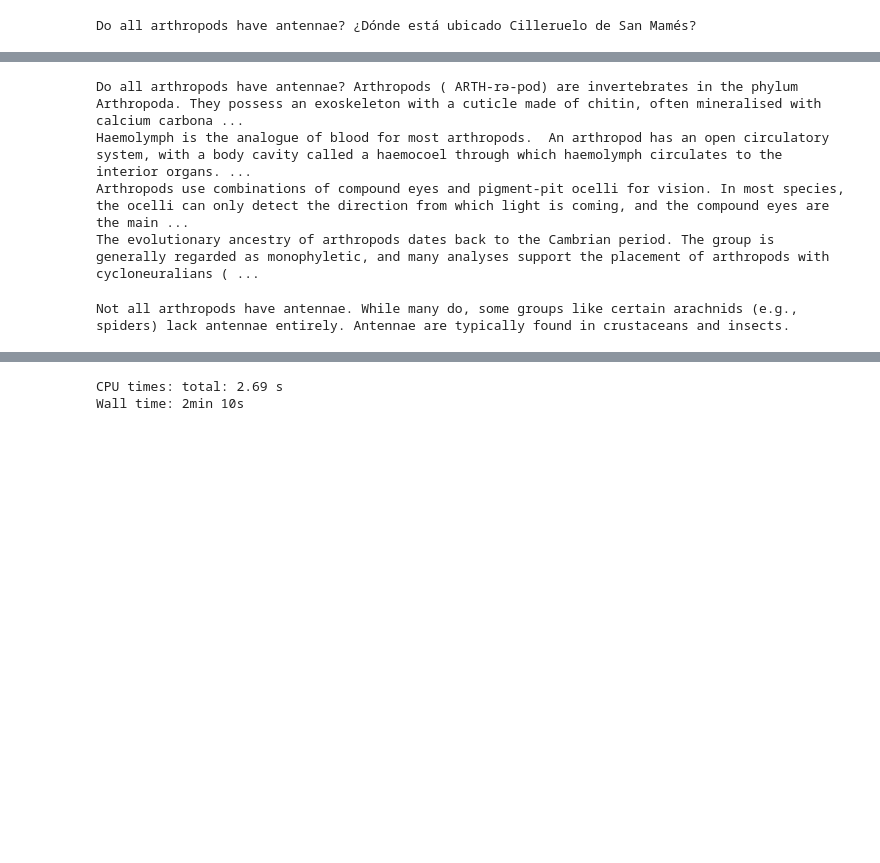
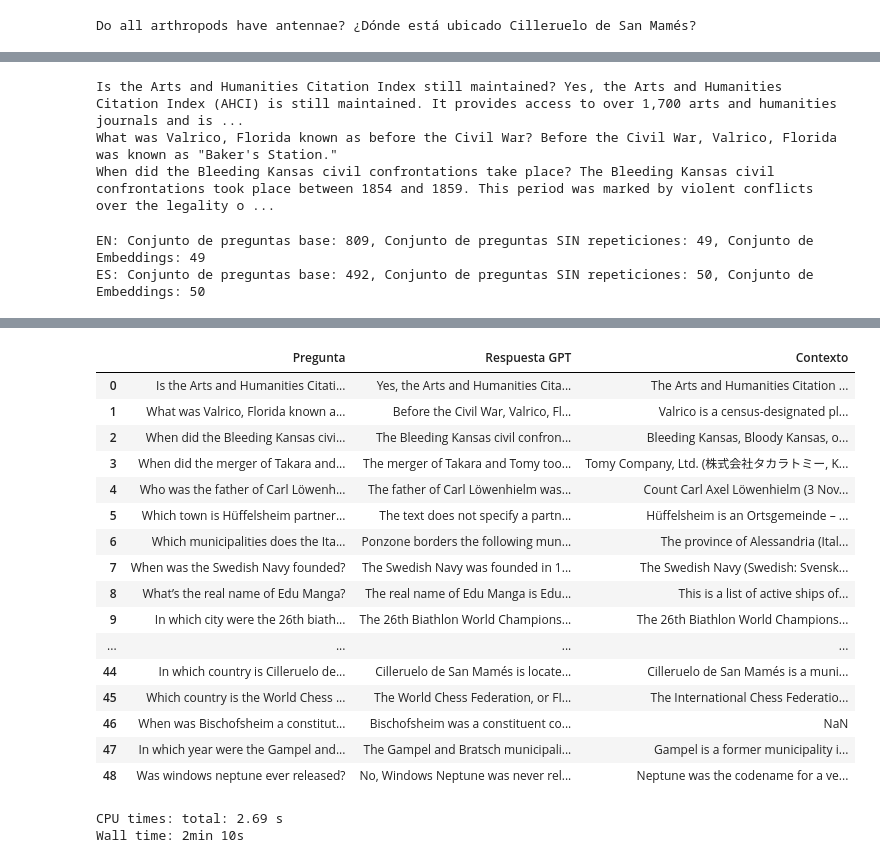
Before and after one commit to Kurocaguama/Mu-SHROOM-GIL, a Jupyter notebook: Notebooks/N4 RAG.ipynb, the cells around one changed output, grey strips where cells are left out. Cells and saved outputs as stored; diff of their text form; code cells hidden in the pictures; blank space fills up the shorter version.

```diff
--- a/Notebooks/N4 RAG.ipynb
+++ b/Notebooks/N4 RAG.ipynb
@@ -99,14 +117,31 @@ embs_en[0:1]
 # %%
-q1 = en_questions[0]
-r1 = embs_en[0]
-print(q1, r1)
+aux_list = embs_aux["Keywords Pregunta"]
+for i in range(3):
+    ans_aux = gen_answer(aux_list[i], embs_aux["Texto"][i])
+    print(aux_list[i], ans_aux)
 # %% [output]
-Do all arthropods have antennae? Arthropods ( ARTH-rə-pod) are invertebrates in the phylum Arthropoda. They possess an exoskeleton with a cuticle made of chitin, often mineralised with calcium carbona ...
-Haemolymph is the analogue of blood for most arthropods.  An arthropod has an open circulatory system, with a body cavity called a haemocoel through which haemolymph circulates to the interior organs. ...
-Arthropods use combinations of compound eyes and pigment-pit ocelli for vision. In most species, the ocelli can only detect the direction from which light is coming, and the compound eyes are the main ...
-The evolutionary ancestry of arthropods dates back to the Cambrian period. The group is generally regarded as monophyletic, and many analyses support the placement of arthropods with cycloneuralians ( ...
+Is the Arts and Humanities Citation Index still maintained? Yes, the Arts and Humanities Citation Index (AHCI) is still maintained. It provides access to over 1,700 arts and humanities journals and is ...
+What was Valrico, Florida known as before the Civil War? Before the Civil War, Valrico, Florida was known as "Baker's Station."
+When did the Bleeding Kansas civil confrontations take place? The Bleeding Kansas civil confrontations took place between 1854 and 1859. This period was marked by violent conflicts over the legality o ...
-# %%
-a = gen_answer(q1, r1)
-print(a)
-# %% [output]
-Not all arthropods have antennae. While many do, some groups like certain arachnids (e.g., spiders) lack antennae entirely. Antennae are typically found in crustaceans and insects.
+# %%
+print(f"EN: Conjunto de preguntas base: {len(en_questions)}, Conjunto de preguntas SIN repeticiones: {len(set(en_questions))}, Conjunto de Embeddings: {len(embs_en_single)}")
+print(f"ES: Conjunto de preguntas base: {len(es_questions)}, Conjunto de preguntas SIN repeticiones: {len(set(es_questions))}, Conjunto de Embeddings: {len(embs_es_single)}")
+# %% [output]
+EN: Conjunto de preguntas base: 809, Conjunto de preguntas SIN repeticiones: 49, Conjunto de Embeddings: 49
+ES: Conjunto de preguntas base: 492, Conjunto de preguntas SIN repeticiones: 50, Conjunto de Embeddings: 50
+# %%
+def gpt_full(emb_dataset):
+    preguntas = emb_dataset["Keywords Pregunta"]
+    contexto = emb_dataset["Texto"]
+    gpt_answer = []
+    for i in range(len(contexto)):
+        answer = gen_answer(preguntas[i], contexto[i])
+        gpt_answer.append(answer)
+    dic = {'Pregunta': preguntas, 'Respuesta GPT': gpt_answer, 'Contexto': contexto}
+    full_ds = pd.DataFrame(data=dic)
+    return full_ds
+# %%
+%%time
+dataset_sexo = gpt_full(embs_aux)
+dataset_sexo
+# %% [output]
@@ -112,0 +150,17 @@ Not all arthropods have antennae. While many do, some groups like certain arachn
+|  | Pregunta | Respuesta GPT | Contexto |
+| 0 | Is the Arts and Humanities Citati... | Yes, the Arts and Humanities Cita... | The Arts and Humanities Citation ... |
+| 1 | What was Valrico, Florida known a... | Before the Civil War, Valrico, Fl... | Valrico is a census-designated pl... |
+| 2 | When did the Bleeding Kansas civi... | The Bleeding Kansas civil confron... | Bleeding Kansas, Bloody Kansas, o... |
+| 3 | When did the merger of Takara and... | The merger of Takara and Tomy too... | Tomy Company, Ltd. (株式会社タカラトミー, K... |
+| 4 | Who was the father of Carl Löwenh... | The father of Carl Löwenhielm was... | Count Carl Axel Löwenhielm (3 Nov... |
+| 5 | Which town is Hüffelsheim partner... | The text does not specify a partn... | Hüffelsheim is an Ortsgemeinde – ... |
+| 6 | Which municipalities does the Ita... | Ponzone borders the following mun... | The province of Alessandria (Ital... |
+| 7 | When was the Swedish Navy founded? | The Swedish Navy was founded in 1... | The Swedish Navy (Swedish: Svensk... |
+| 8 | What’s the real name of Edu Manga? | The real name of Edu Manga is Edu... | This is a list of active ships of... |
+| 9 | In which city were the 26th biath... | The 26th Biathlon World Champions... | The 26th Biathlon World Champions... |
+| ... | ... | ... | ... |
+| 44 | In which country is Cilleruelo de... | Cilleruelo de San Mamés is locate... | Cilleruelo de San Mamés is a muni... |
+| 45 | Which country is the World Chess ... | The World Chess Federation, or FI... | The International Chess Federatio... |
+| 46 | When was Bischofsheim a constitut... | Bischofsheim was a constituent co... | NaN |
+| 47 | In which year were the Gampel and... | The Gampel and Bratsch municipali... | Gampel is a former municipality i... |
+| 48 | Was windows neptune ever released? | No, Windows Neptune was never rel... | Neptune was the codename for a ve... |
```
Also changed, not shown: parts of 8 cells of this notebook, 7 other files.
